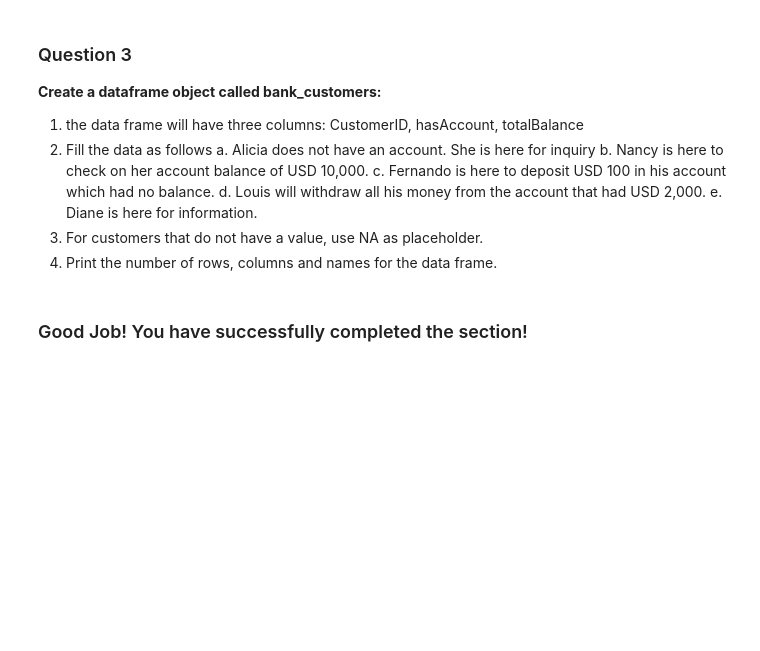
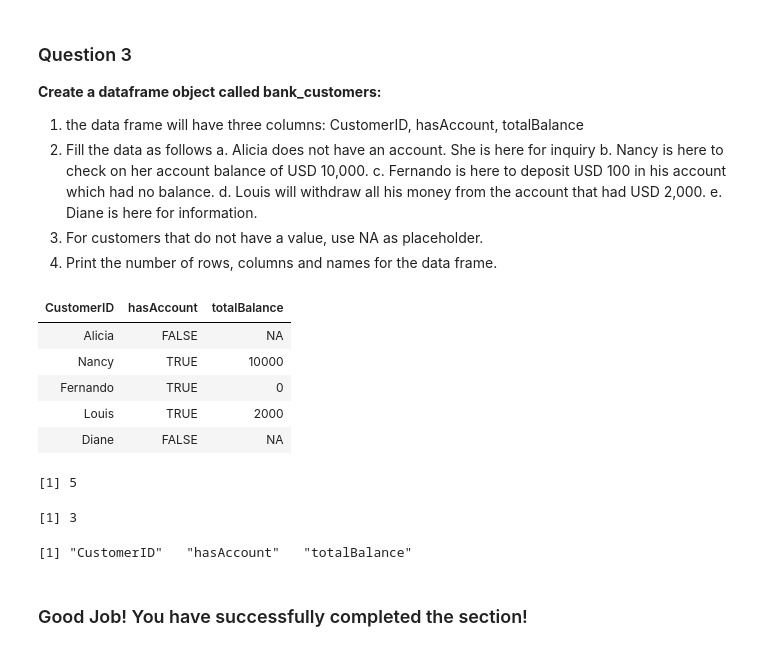
Before and after one commit to Zulaikha-noor/R_Programming, a Jupyter notebook: Introduction to R.ipynb, the cells around one changed output. Cells and saved outputs as stored; diff of their text form; code cells hidden in the pictures; blank space fills up the shorter version.

```diff
--- a/Introduction to R.ipynb
+++ b/Introduction to R.ipynb
@@ -72,6 +91,32 @@ mtrx_1
 4. Print the number of rows, columns and names for the data frame.
 # %%
 #### Start solution ####
+# %%
+## 1. Create a data frame object called bank_customers :
+bank_customers <- data.frame(CustomerID=c("Alicia","Nancy","Fernando","Louis","Diane"),hasAccount=c(FALSE,TRUE,TRUE,TRUE,FALSE),totalBalance=c(NA,10000,000.00,2000,NA))
+bank_customers
+# %% [output]
+| CustomerID | hasAccount | totalBalance |
+| Alicia | FALSE | NA |
+| Nancy | TRUE | 10000 |
+| Fernando | TRUE | 0 |
+| Louis | TRUE | 2000 |
+| Diane | FALSE | NA |
+# %%
+## Print number of rows
+nrow(bank_customers)
+# %% [output]
+[1] 5
+# %%
+## Print number of columns
+ncol(bank_customers)
+# %% [output]
+[1] 3
+# %%
+## Print names
+names(bank_customers)
+# %% [output]
+[1] "CustomerID"   "hasAccount"   "totalBalance"
 # %%
 #### End solution ####
 # %% [markdown]
```
Also changed, not shown: parts of 41 cells of this notebook.
